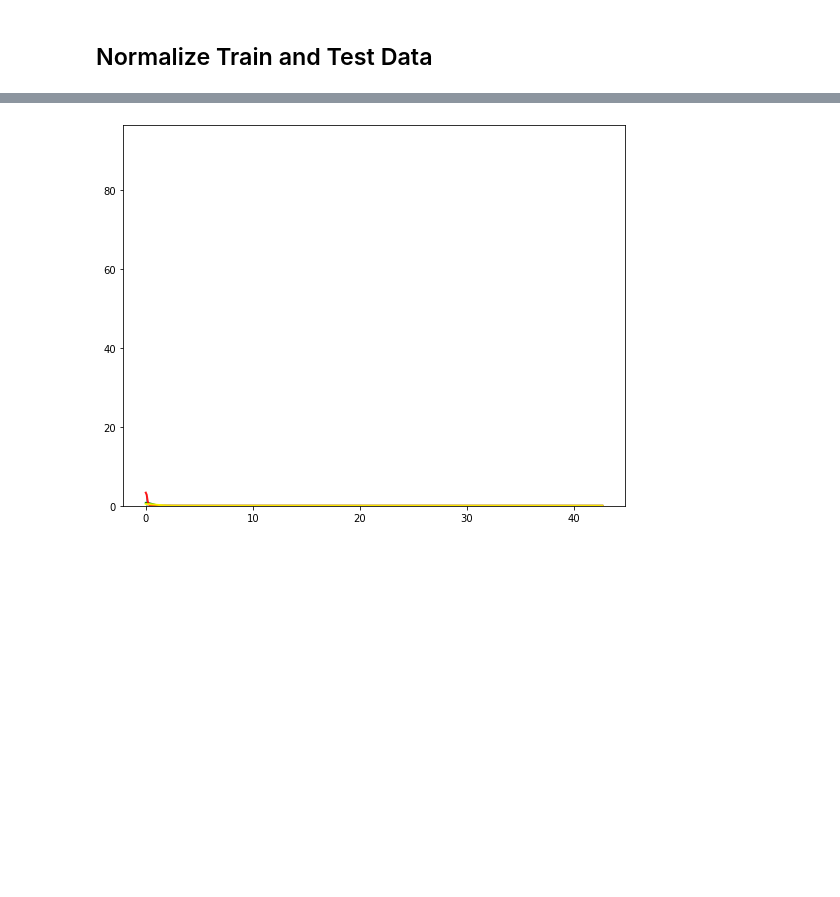
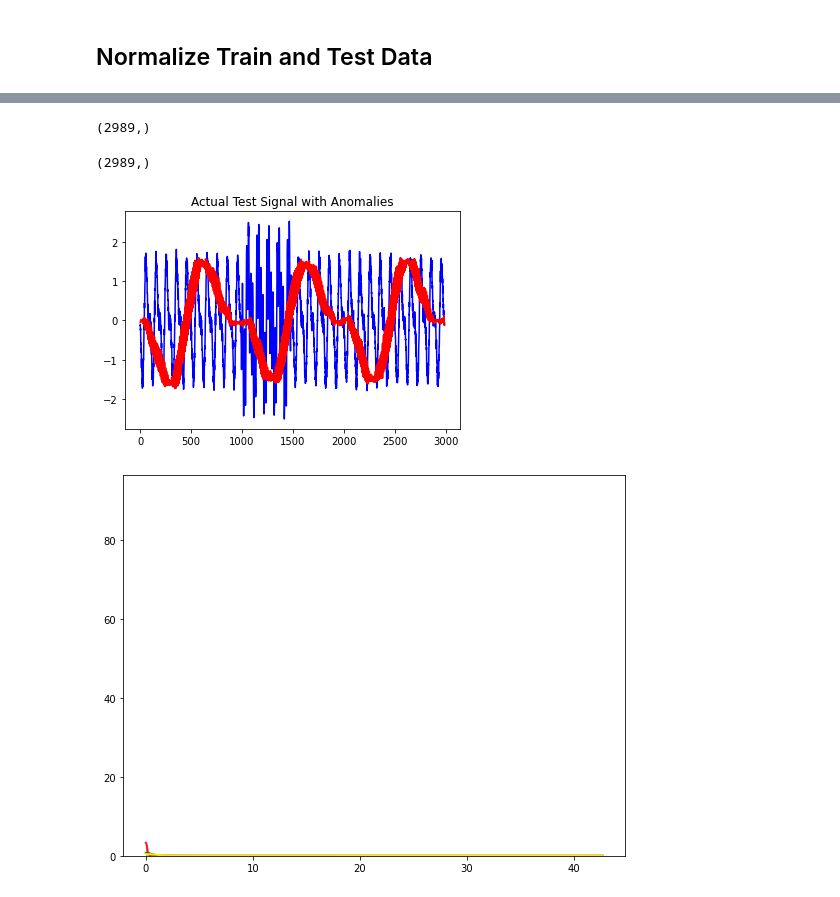
Before and after one commit to Mahmod-Ashraf/Forecasting_Anomaly_Detection_Auto_LSTM, a Jupyter notebook: Anomaly_detection/LSTM_Autoencorder.ipynb, the cells around one changed output, grey strips where cells are left out. Saved outputs shown, nothing was run; the diff lists cells and outputs as text; code cells hidden in the pictures; blank space fills up the shorter version.

```diff
--- a/Anomaly_detection/LSTM_Autoencorder.ipynb
+++ b/Anomaly_detection/LSTM_Autoencorder.ipynb
@@ -432,18 +321,18 @@ Wall time: 1min 13s
 print("Predicting...")
 predicted_train = lstm_autoencoder.predict(X_train)
 predicted = lstm_autoencoder.predict(X_test)
-#print("Reshaping predicted")
-#predicted_train = np.reshape(predicted_train, (predicted_train.size,))
-#predicted = np.reshape(predicted, (predicted.size,))
+print("Reshaping predicted")
+predicted_train = np.reshape(predicted_train, (predicted_train.size,))
+predicted = np.reshape(predicted, (predicted.size,))
 
 
 
-
+'''
 
 plt.figure()
 plt.title("Actual Test Signal w/Anomalies")
 plt.plot(y_train[:len(y_train)], 'b')
-
+plt.plot(predicted_train[:len(y_train)], 'r')
 
 
 
@@ -452,7 +341,7 @@ plt.title("Squared Error")
 mse = np.mean(np.power(flatten(X_test) - flatten(predicted), 2), axis=1)
 plt.plot(mse, 'r')
 mse_train = np.mean(np.power(flatten(X_train) - flatten(predicted_train), 2), axis=1)
-
+'''
 import matplotlib.pyplot as plt
 %matplotlib inline
 plt.figure()
@@ -467,3 +357,20 @@ Wall time: 18.2 s
+# %%
+predicted[:len(y_test)].shape
+# %% [output]
+(2989,)
+# %%
+y_test[:len(y_test)].shape
+# %% [output]
+(2989,)
+# %%
+plt.figure()
+plt.title("Actual Test Signal with Anomalies")
+plt.plot(y_test[:len(y_test)], 'b')
+plt.plot(predicted[:len(y_test)], 'r')
+plt.savefig('Epoch.png', dpi=1200)
+plt.show()
+# %% [output]
+[figure, added]
 # %%
 #KDE
 def kde_sklearn(x, bandwidth=0.2, **kwargs):
```
Also changed, not shown: parts of 3 cells of this notebook, 4 other files.
